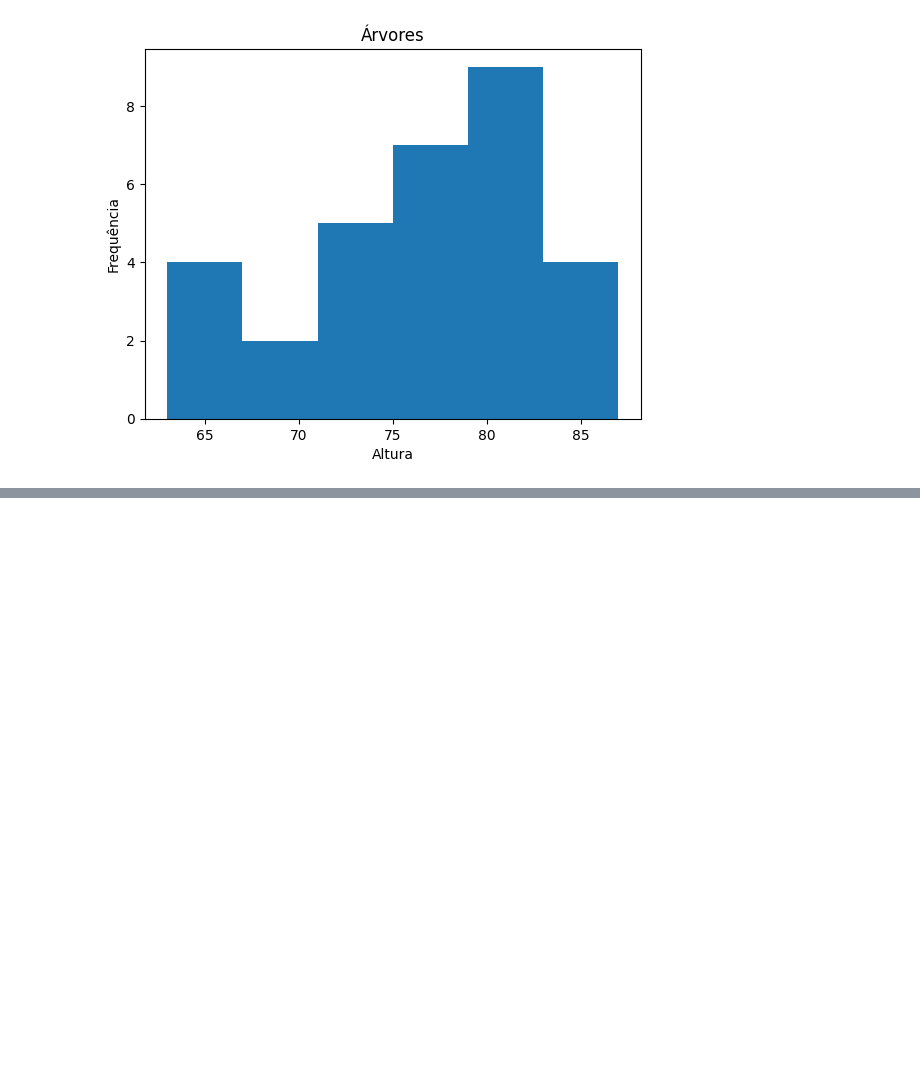
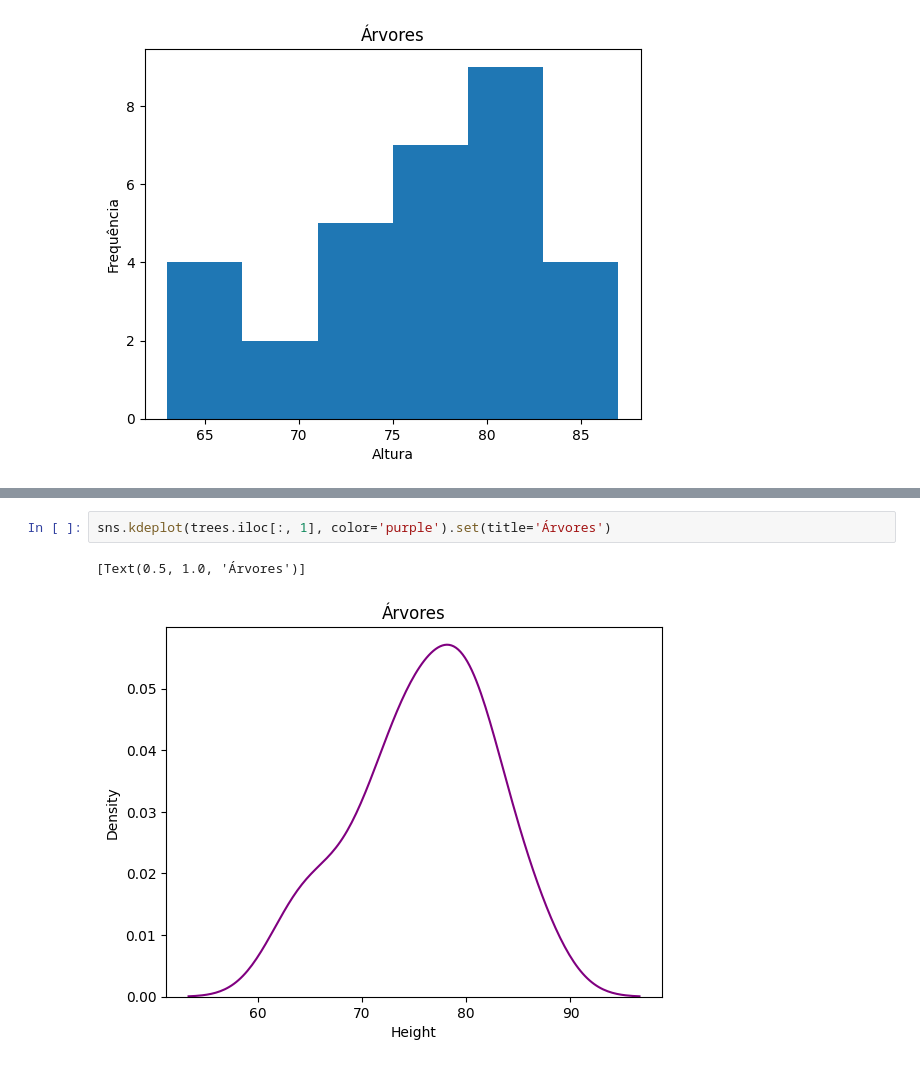
Before and after one commit to glaucoSapucaia/DataScienceStudies, a Jupyter notebook: py_studies/grafico_dashboard/graficos.ipynb, the cells around one changed output, grey strips where cells are left out. Saved outputs shown, nothing was run; the diff lists cells and outputs as text; blank space fills up the shorter version.

```diff
--- a/py_studies/grafico_dashboard/graficos.ipynb
+++ b/py_studies/grafico_dashboard/graficos.ipynb
@@ -35,0 +60,5 @@ Text(0.5, 0, 'Altura')
+# %%
+sns.kdeplot(trees.iloc[:, 1], color='purple').set(title='Árvores')
+# %% [output]
+[Text(0.5, 1.0, 'Árvores')]
+[figure, added]
```
Also changed, not shown: parts of 16 cells of this notebook, 1 other file.
